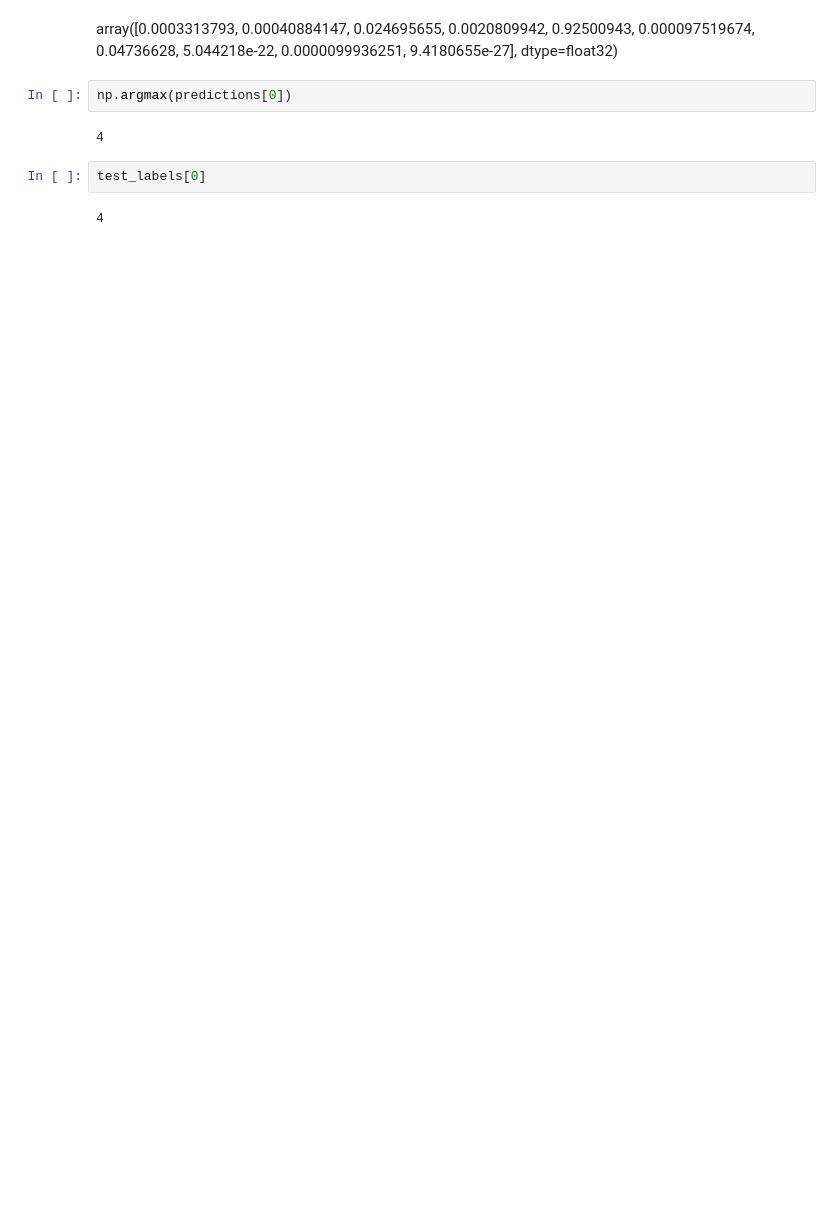
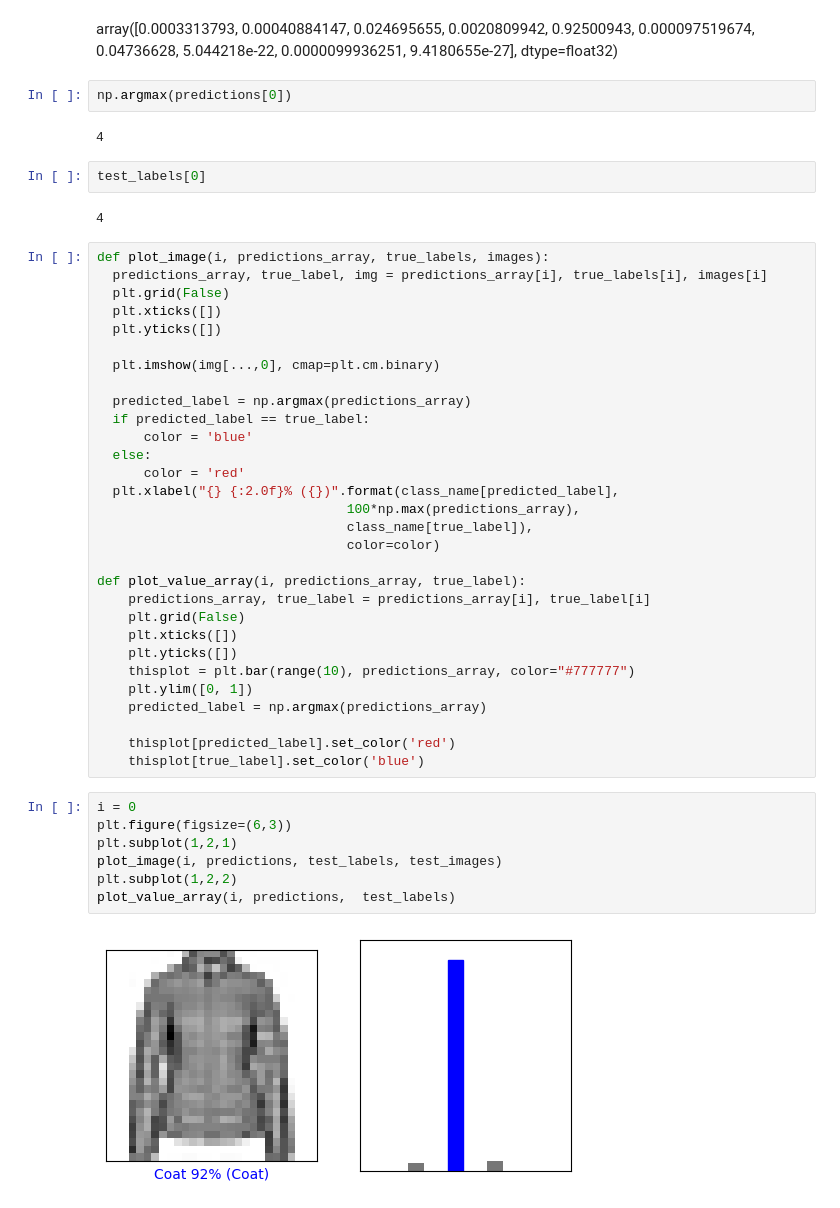
Before and after one commit to snz-mlcoder/Fashion, a Jupyter notebook: FashinMnist.ipynb, the cells around one changed output. Saved outputs shown, nothing was run; the diff lists cells and outputs as text; blank space fills up the shorter version.

```diff
--- a/FashinMnist.ipynb
+++ b/FashinMnist.ipynb
@@ -212,3 +212,42 @@ np.argmax(predictions[0])
 test_labels[0]
 # %% [output]
 4
+# %%
+def plot_image(i, predictions_array, true_labels, images):
+  predictions_array, true_label, img = predictions_array[i], true_labels[i], images[i]
+  plt.grid(False)
+  plt.xticks([])
+  plt.yticks([])
+
+  plt.imshow(img[...,0], cmap=plt.cm.binary)
+
+  predicted_label = np.argmax(predictions_array)
+  if predicted_label == true_label:
+      color = 'blue'
+  else:
+      color = 'red'
+  plt.xlabel("{} {:2.0f}% ({})".format(class_name[predicted_label],
+                                100*np.max(predictions_array),
+                                class_name[true_label]),
+                                color=color)
+
+def plot_value_array(i, predictions_array, true_label):
+    predictions_array, true_label = predictions_array[i], true_label[i]
+    plt.grid(False)
+    plt.xticks([])
+    plt.yticks([])
+    thisplot = plt.bar(range(10), predictions_array, color="#777777")
+    plt.ylim([0, 1])
+    predicted_label = np.argmax(predictions_array)
+
+    thisplot[predicted_label].set_color('red')
+    thisplot[true_label].set_color('blue')
+# %%
+i = 0
+plt.figure(figsize=(6,3))
+plt.subplot(1,2,1)
+plot_image(i, predictions, test_labels, test_images)
+plt.subplot(1,2,2)
+plot_value_array(i, predictions,  test_labels)
+# %% [output]
+[figure, added]
```
Also changed, not shown: parts of 12 cells of this notebook.
